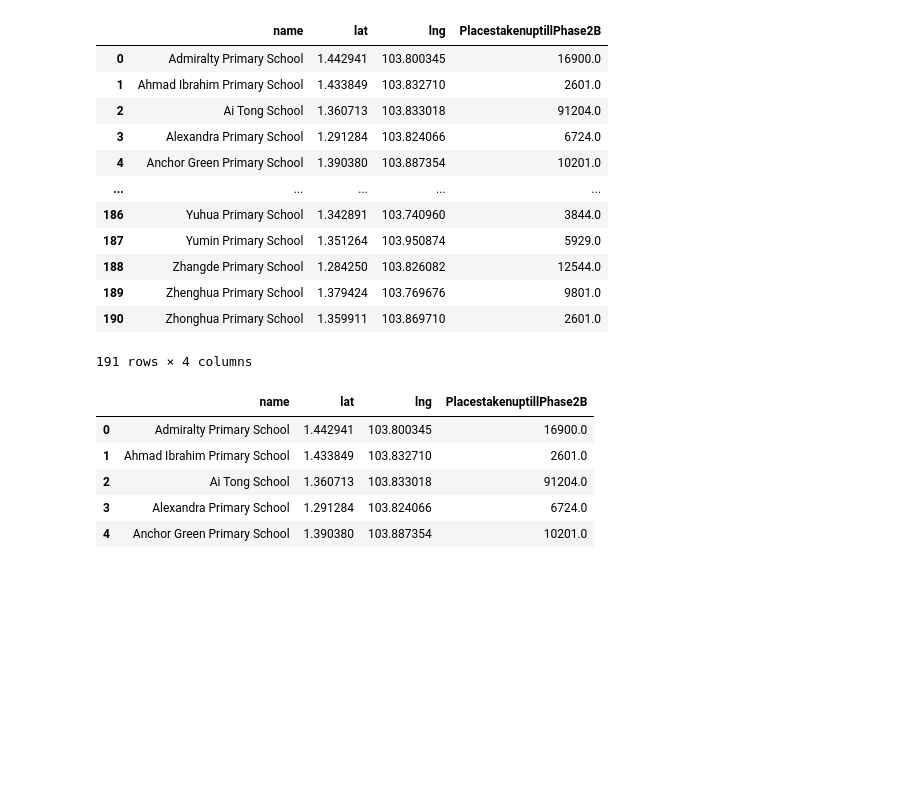
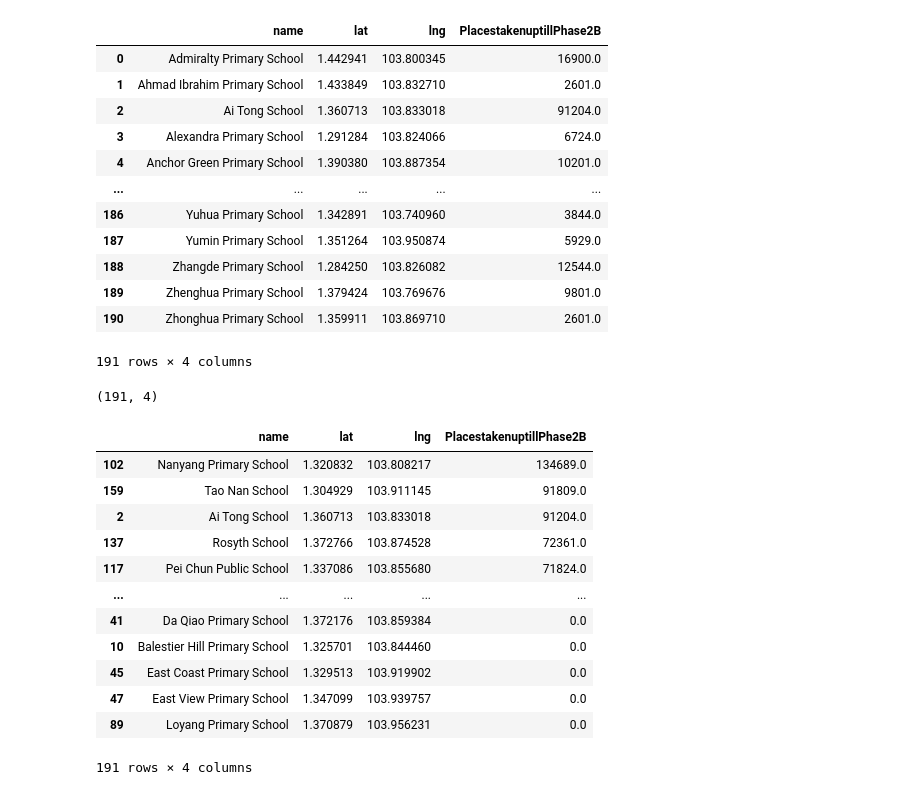
Before and after one commit to loojovi/hdb_resale_prediction, a Jupyter notebook: notebooks/stephen-feature-prisch.ipynb, the cells around one changed output. Cells and saved outputs as stored; diff of their text form; code cells hidden in the pictures; blank space fills up the shorter version.

```diff
--- a/notebooks/stephen-feature-prisch.ipynb
+++ b/notebooks/stephen-feature-prisch.ipynb
@@ -128,10 +128,22 @@ combined.to_csv("../data/processed/psch-ranked.csv",index=False)
 # %%
 d = pd.read_csv("../data/processed/psch-ranked.csv")
 d.head()
+d.shape
 # %% [output]
-|  | name | lat | lng | PlacestakenuptillPhase2B |
-| 0 | Admiralty Primary School | 1.442941 | 103.800345 | 16900.0 |
-| 1 | Ahmad Ibrahim Primary School | 1.433849 | 103.832710 | 2601.0 |
-| 2 | Ai Tong School | 1.360713 | 103.833018 | 91204.0 |
-| 3 | Alexandra Primary School | 1.291284 | 103.824066 | 6724.0 |
-| 4 | Anchor Green Primary School | 1.390380 | 103.887354 | 10201.0 |
+(191, 4)
+# %%
+d.sort_values("PlacestakenuptillPhase2B", ascending=False)
+# %% [output]
+|  | name | lat | lng | PlacestakenuptillPhase2B |
+| 102 | Nanyang Primary School | 1.320832 | 103.808217 | 134689.0 |
+| 159 | Tao Nan School | 1.304929 | 103.911145 | 91809.0 |
+| 2 | Ai Tong School | 1.360713 | 103.833018 | 91204.0 |
+| 137 | Rosyth School | 1.372766 | 103.874528 | 72361.0 |
+| 117 | Pei Chun Public School | 1.337086 | 103.855680 | 71824.0 |
+| ... | ... | ... | ... | ... |
+| 41 | Da Qiao Primary School | 1.372176 | 103.859384 | 0.0 |
+| 10 | Balestier Hill Primary School | 1.325701 | 103.844460 | 0.0 |
+| 45 | East Coast Primary School | 1.329513 | 103.919902 | 0.0 |
+| 47 | East View Primary School | 1.347099 | 103.939757 | 0.0 |
+| 89 | Loyang Primary School | 1.370879 | 103.956231 | 0.0 |
+191 rows × 4 columns
```
